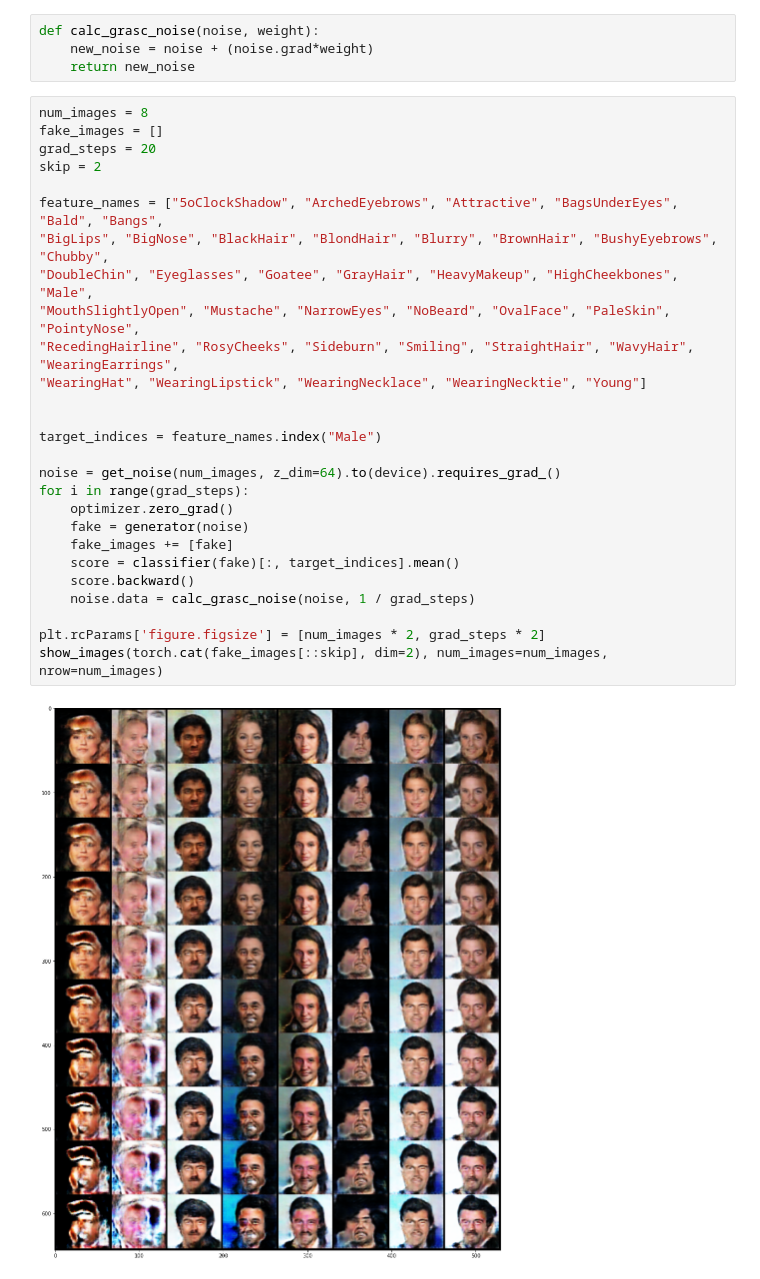
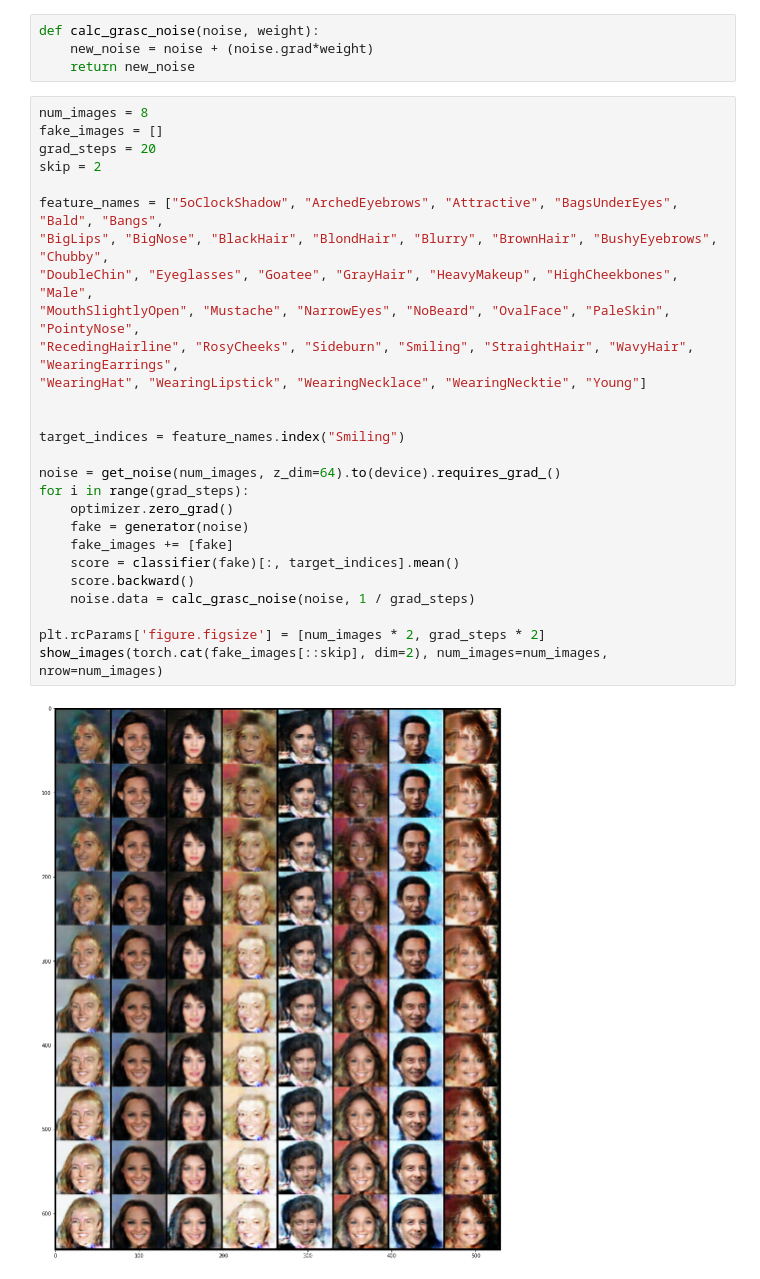
Before and after one commit to ppvalluri09/Latent-Space-Walk, a Jupyter notebook: Generate Controllably.ipynb, the cells around one changed output. Drawn from its saved outputs; the diff is of its cells as text.

```diff
--- a/Generate Controllably.ipynb
+++ b/Generate Controllably.ipynb
@@ -62,29 +62,29 @@ def calc_grasc_noise(noise, weight):
 # %%
 num_images = 8
 fake_images = []
 grad_steps = 20
 skip = 2
 
 feature_names = ["5oClockShadow", "ArchedEyebrows", "Attractive", "BagsUnderEyes", "Bald", "Bangs",
 "BigLips", "BigNose", "BlackHair", "BlondHair", "Blurry", "BrownHair", "BushyEyebrows", "Chubby",
 "DoubleChin", "Eyeglasses", "Goatee", "GrayHair", "HeavyMakeup", "HighCheekbones", "Male",
 "MouthSlightlyOpen", "Mustache", "NarrowEyes", "NoBeard", "OvalFace", "PaleSkin", "PointyNose",
 "RecedingHairline", "RosyCheeks", "Sideburn", "Smiling", "StraightHair", "WavyHair", "WearingEarrings",
 "WearingHat", "WearingLipstick", "WearingNecklace", "WearingNecktie", "Young"]
 
 
-target_indices = feature_names.index("Male")
+target_indices = feature_names.index("Smiling")
 
 noise = get_noise(num_images, z_dim=64).to(device).requires_grad_()
 for i in range(grad_steps):
     optimizer.zero_grad()
     fake = generator(noise)
     fake_images += [fake]
     score = classifier(fake)[:, target_indices].mean()
     score.backward()
     noise.data = calc_grasc_noise(noise, 1 / grad_steps)
 
 plt.rcParams['figure.figsize'] = [num_images * 2, grad_steps * 2]
 show_images(torch.cat(fake_images[::skip], dim=2), num_images=num_images, nrow=num_images)
 # %% [output]
-[figure, old version]
+[figure, new version]
```
Also changed, not shown: 3 other files.
